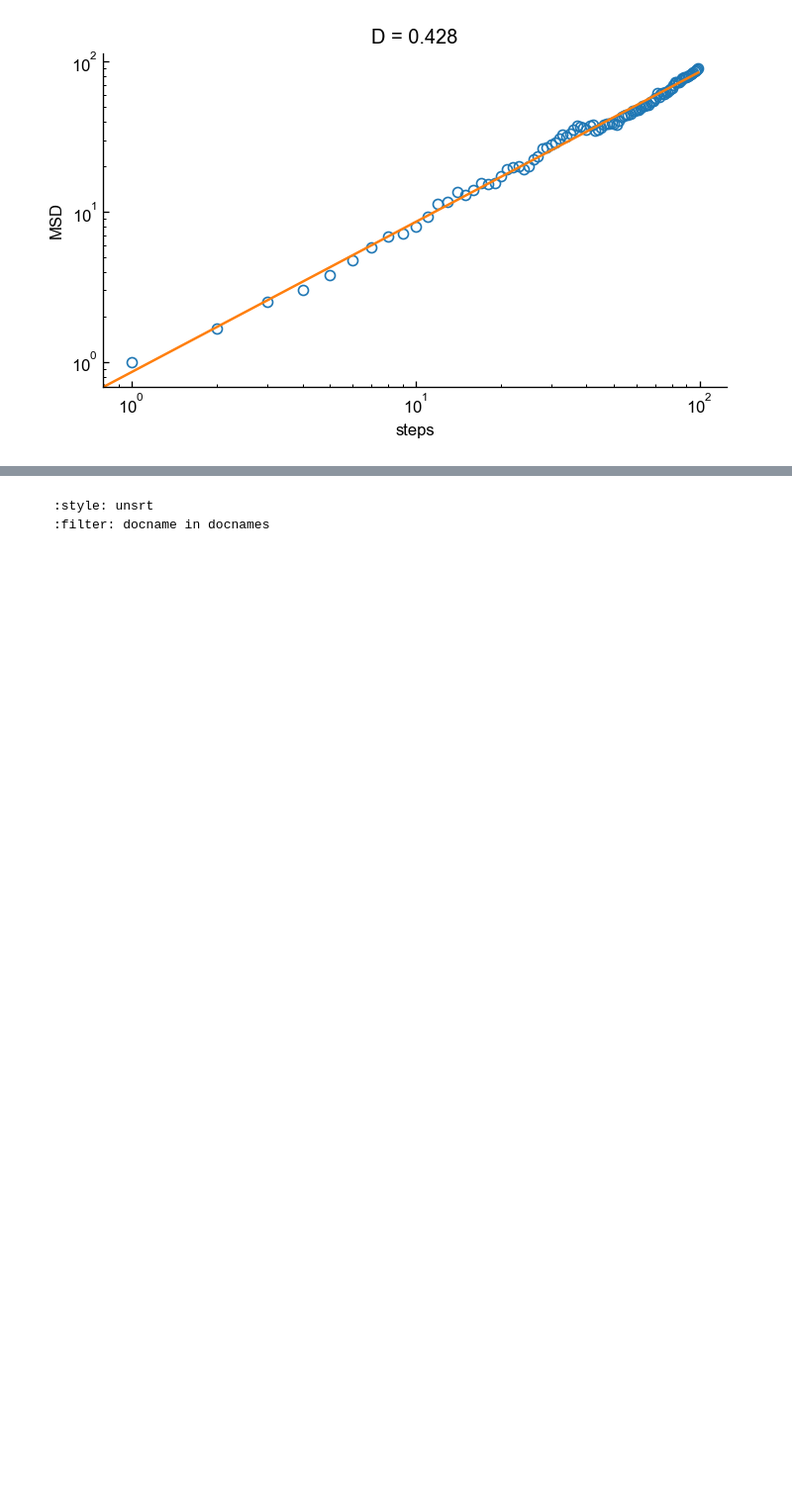
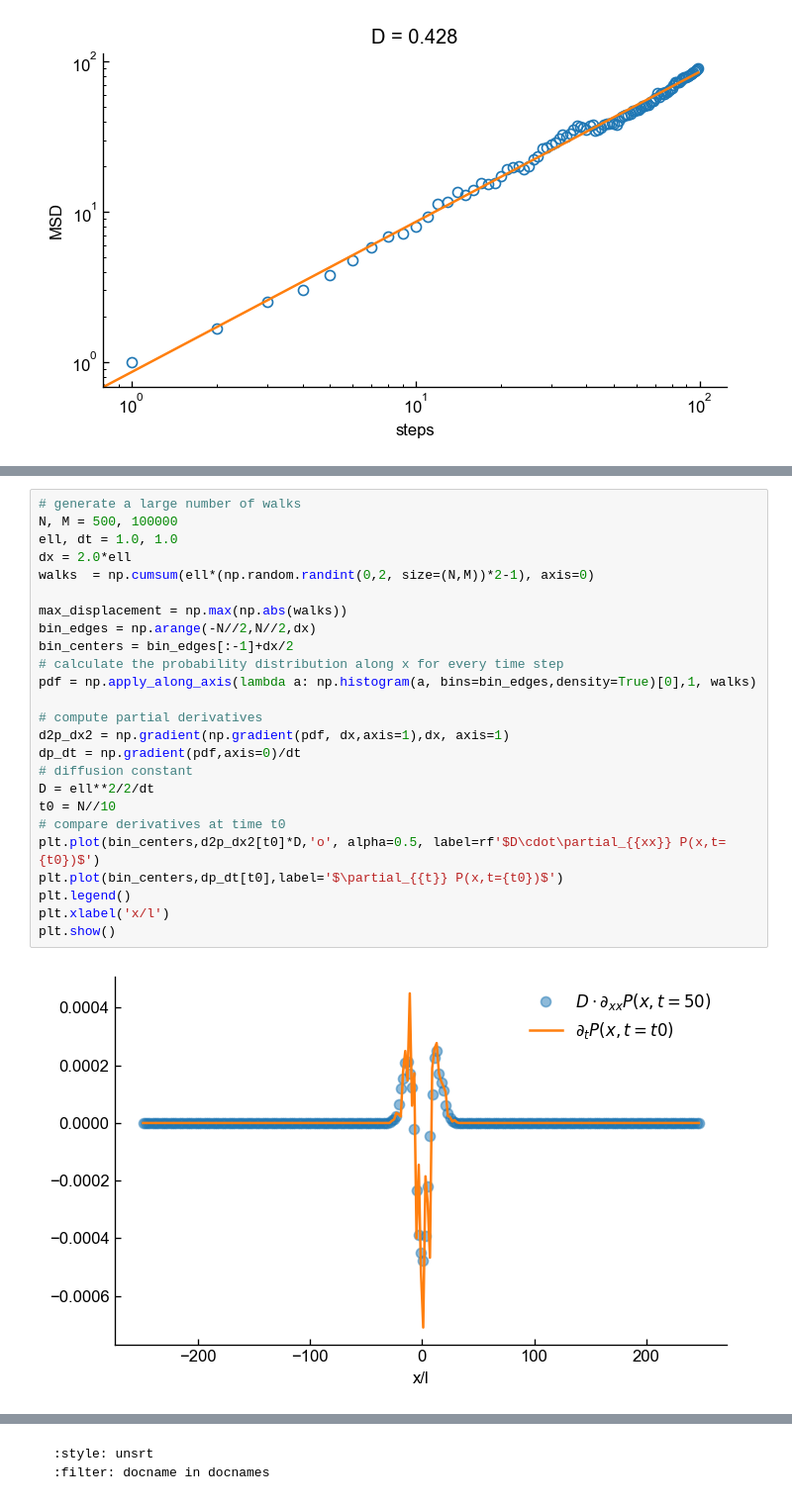
Before and after one commit to FTurci/mirror-handbook-particle-sim, a Jupyter notebook: contents/rw.ipynb, the cells around one changed output, grey strips where cells are left out. Shown: that part at 99% size. Drawn from its saved outputs; the diff is of its cells as text; blank space fills up the shorter version.

Commit message:
random walk: link with diffusion

```diff
--- a/contents/rw.ipynb
+++ b/contents/rw.ipynb
@@ -251,0 +274,27 @@ plt.show()
+# %%
+# generate a large number of walks
+N, M = 500, 100000
+ell, dt = 1.0, 1.0
+dx = 2.0*ell
+walks  = np.cumsum(ell*(np.random.randint(0,2, size=(N,M))*2-1), axis=0)
+
+max_displacement = np.max(np.abs(walks))
+bin_edges = np.arange(-N//2,N//2,dx)
+bin_centers = bin_edges[:-1]+dx/2
+# calculate the probability distribution along x for every time step
+pdf = np.apply_along_axis(lambda a: np.histogram(a, bins=bin_edges,density=True)[0],1, walks)
+
+# compute partial derivatives
+d2p_dx2 = np.gradient(np.gradient(pdf, dx,axis=1),dx, axis=1)
+dp_dt = np.gradient(pdf,axis=0)/dt
+# diffusion constant
+D = ell**2/2/dt
+t0 = N//10
+# compare derivatives at time t0
+plt.plot(bin_centers,d2p_dx2[t0]*D,'o', alpha=0.5, label=rf'$D\cdot\partial_{{xx}} P(x,t={t0})$')
+plt.plot(bin_centers,dp_dt[t0],label='$\partial_{{t}} P(x,t={t0})$')
+plt.legend()
+plt.xlabel('x/l')
+plt.show()
+# %% [output]
+[figure, added]
```
Also changed, not shown: parts of 6 cells of this notebook.
